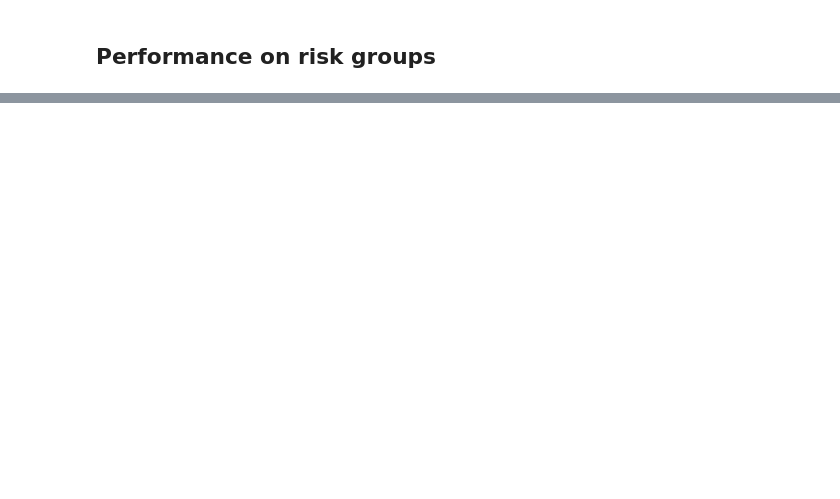
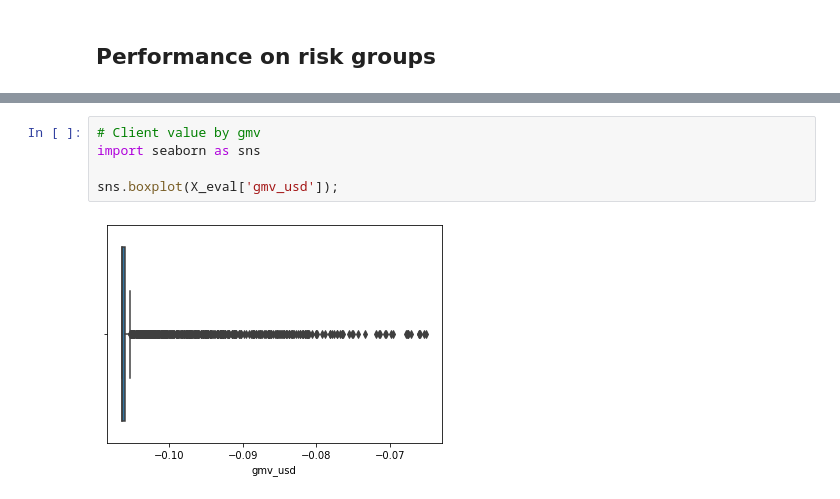
Before and after one commit to marcosmedvescig/thesis_survival_models_for_predicting_churn, a Jupyter notebook: apply_model.ipynb, the cells around one changed output, grey strips where cells are left out. Cells and saved outputs as stored; diff of their text form; blank space fills up the shorter version.

```diff
--- a/apply_model.ipynb
+++ b/apply_model.ipynb
@@ -321,0 +195,7 @@ Clients in red group: 0 (0.0%)
+# %%
+# Client value by gmv
+import seaborn as sns
+
+sns.boxplot(X_eval['gmv_usd']);
+# %% [output]
+[figure, added]
```
Also changed, not shown: parts of 19 cells of this notebook.
